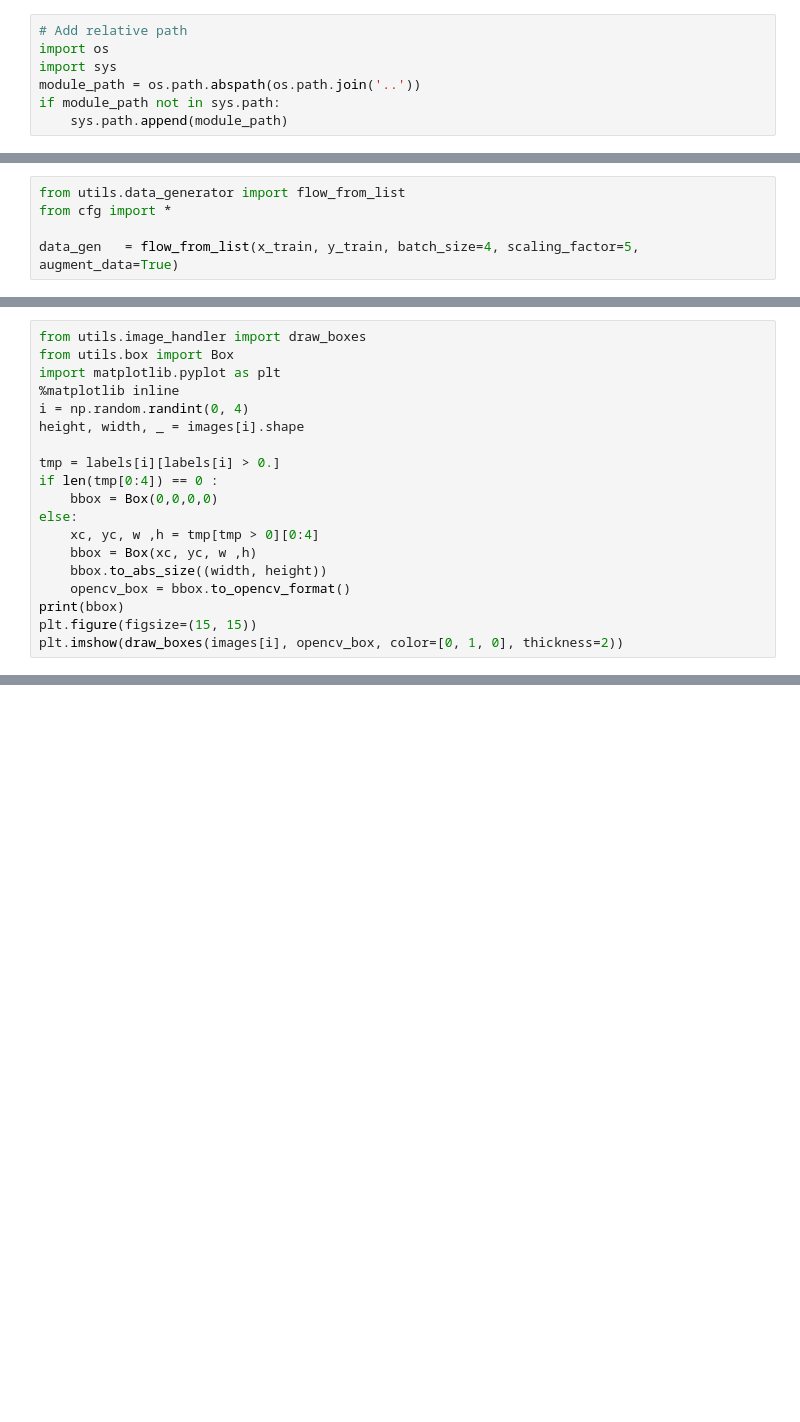
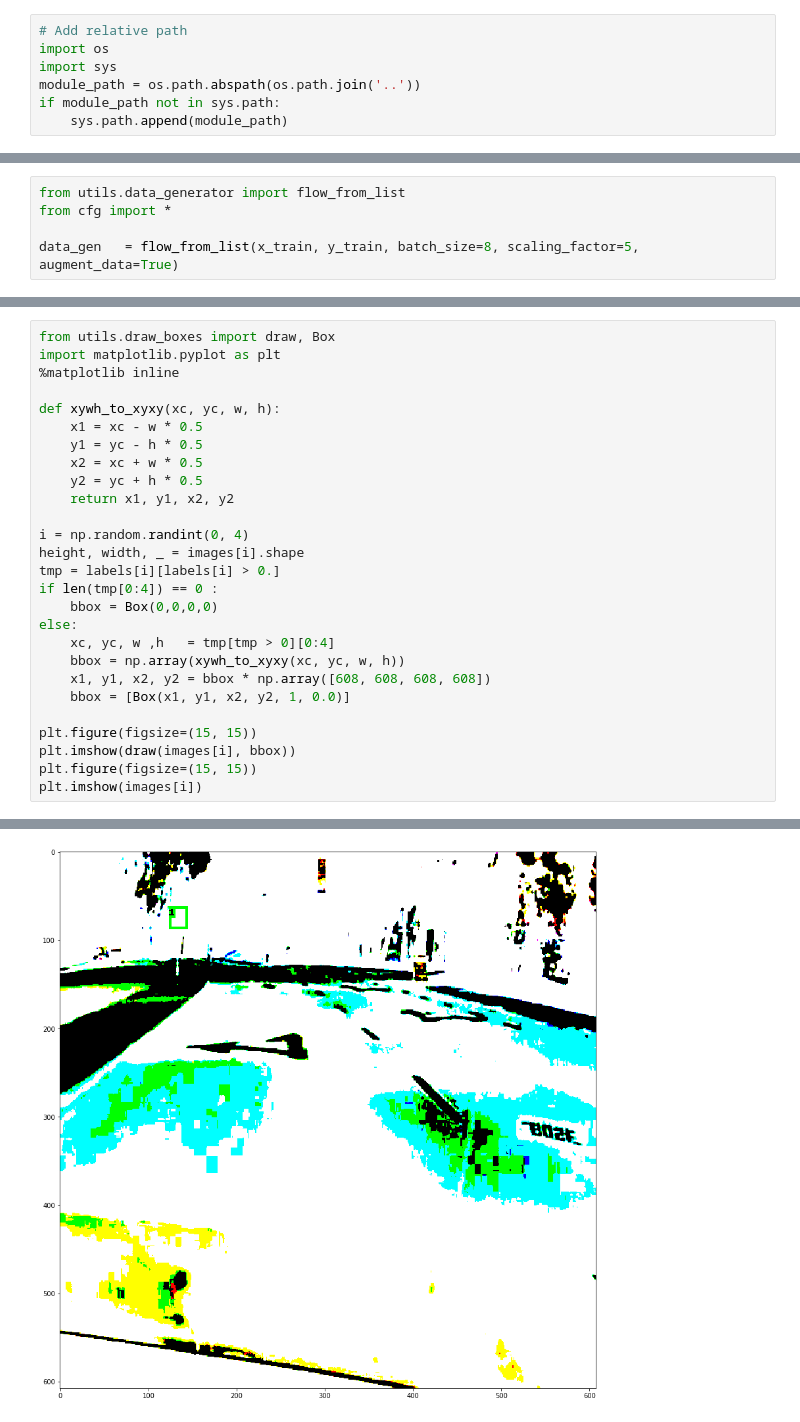
Before and after one commit to datlife/yolov2, a Jupyter notebook: notebooks/Test_generator.ipynb, the cells around one changed output, grey strips where cells are left out. Drawn from its saved outputs; the diff is of its cells as text; blank space fills up the shorter version.

```diff
--- a/notebooks/Test_generator.ipynb
+++ b/notebooks/Test_generator.ipynb
@@ -101,7 +62,7 @@ label_map  = pd.factorize(categories)[0]
 from utils.data_generator import flow_from_list
 from cfg import *
 
-data_gen   = flow_from_list(x_train, y_train, batch_size=4, scaling_factor=5, augment_data=True)
+data_gen   = flow_from_list(x_train, y_train, batch_size=8, scaling_factor=5, augment_data=True)
 # %%
 images, labels  = data_gen.next()
 
@@ -115,19 +80,28 @@ print("List of labels : {}\n".format(np.shape(labels)))
 # %%
-from utils.image_handler import draw_boxes
-from utils.box import Box
+from utils.draw_boxes import draw, Box
 import matplotlib.pyplot as plt
 %matplotlib inline
+
+def xywh_to_xyxy(xc, yc, w, h):
+    x1 = xc - w * 0.5
+    y1 = yc - h * 0.5
+    x2 = xc + w * 0.5
+    y2 = yc + h * 0.5
+    return x1, y1, x2, y2
+
 i = np.random.randint(0, 4)
 height, width, _ = images[i].shape
-
 tmp = labels[i][labels[i] > 0.]
 if len(tmp[0:4]) == 0 :
     bbox = Box(0,0,0,0)
 else:
-    xc, yc, w ,h = tmp[tmp > 0][0:4]
-    bbox = Box(xc, yc, w ,h)
-    bbox.to_abs_size((width, height))
-    opencv_box = bbox.to_opencv_format()
-print(bbox)
+    xc, yc, w ,h   = tmp[tmp > 0][0:4]
+    bbox = np.array(xywh_to_xyxy(xc, yc, w, h))
+    x1, y1, x2, y2 = bbox * np.array([608, 608, 608, 608])
+    bbox = [Box(x1, y1, x2, y2, 1, 0.0)]
+
 plt.figure(figsize=(15, 15))
-plt.imshow(draw_boxes(images[i], opencv_box, color=[0, 1, 0], thickness=2))
+plt.imshow(draw(images[i], bbox))
+plt.figure(figsize=(15, 15))
+plt.imshow(images[i])
+# %% [output]
@@ -133,0 +109 @@ plt.imshow(draw_boxes(images[i], opencv_box, color=[0, 1, 0], thickness=2))
+[figure, added]
```
Also changed, not shown: parts of 11 cells of this notebook, 5 other files.
